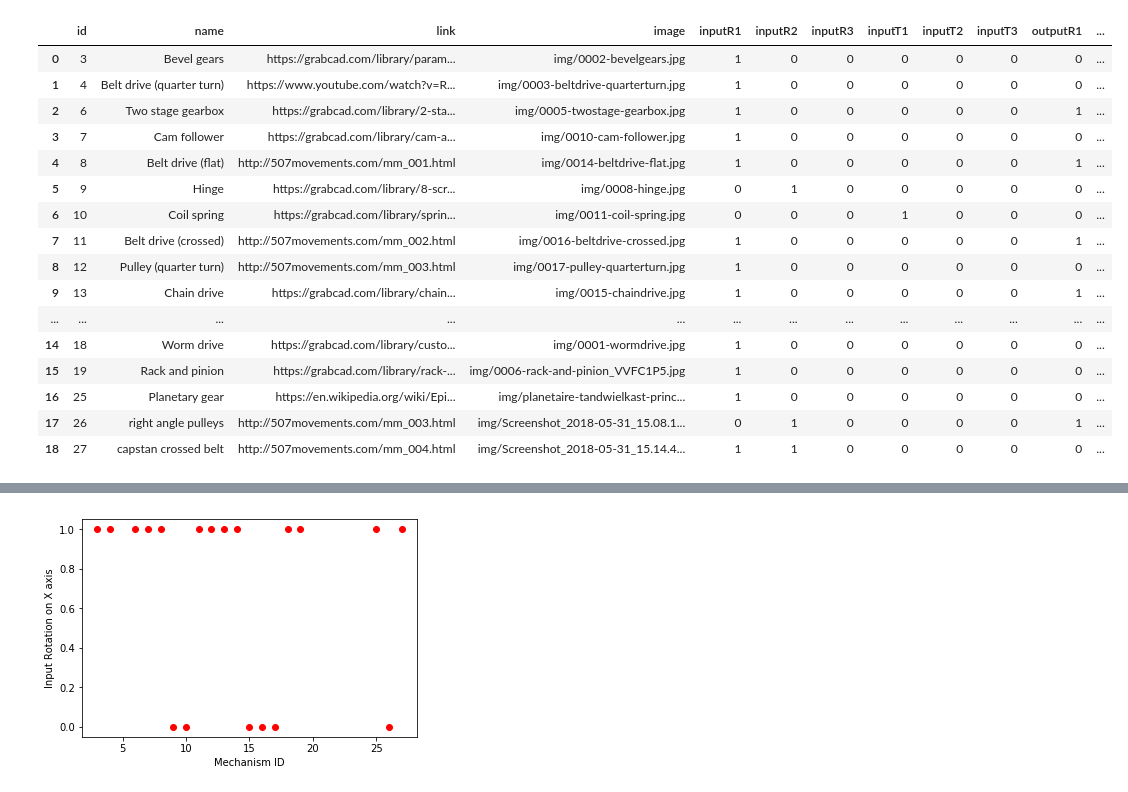
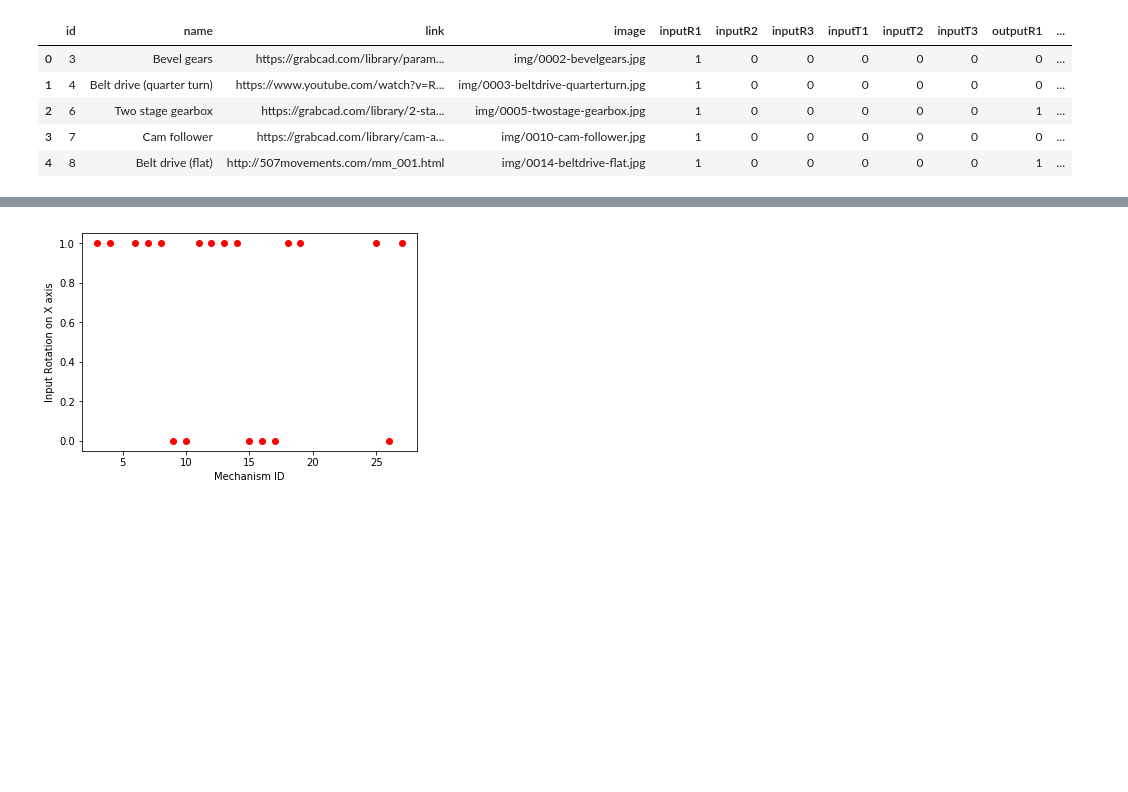
Before and after one commit to janetzki/Mechanism-Browser, a Jupyter notebook: exploration/visualization_experiment.ipynb, the cells around one changed output, grey strips where cells are left out. Saved outputs shown, nothing was run; the diff lists cells and outputs as text; code cells hidden in the pictures; blank space fills up the shorter version.

```diff
--- a/exploration/visualization_experiment.ipynb
+++ b/exploration/visualization_experiment.ipynb
@@ -7,25 +7,14 @@ from functools import reduce
 # %%
 df = pd.read_csv(os.path.join('..', 'data.csv'), sep=',')
 # %%
-df
+df.head()
 # %% [output]
 |  | id | name | link | image | inputR1 | inputR2 | inputR3 | inputT1 | inputT2 | inputT3 | outputR1 | ... |
 | 0 | 3 | Bevel gears | https://grabcad.com/library/param... | img/0002-bevelgears.jpg | 1 | 0 | 0 | 0 | 0 | 0 | 0 | ... |
 | 1 | 4 | Belt drive (quarter turn) | https://www.youtube.com/watch?v=R... | img/0003-beltdrive-quarterturn.jpg | 1 | 0 | 0 | 0 | 0 | 0 | 0 | ... |
 | 2 | 6 | Two stage gearbox | https://grabcad.com/library/2-sta... | img/0005-twostage-gearbox.jpg | 1 | 0 | 0 | 0 | 0 | 0 | 1 | ... |
 | 3 | 7 | Cam follower | https://grabcad.com/library/cam-a... | img/0010-cam-follower.jpg | 1 | 0 | 0 | 0 | 0 | 0 | 0 | ... |
 | 4 | 8 | Belt drive (flat) | http://507movements.com/mm_001.html | img/0014-beltdrive-flat.jpg | 1 | 0 | 0 | 0 | 0 | 0 | 1 | ... |
-| 5 | 9 | Hinge | https://grabcad.com/library/8-scr... | img/0008-hinge.jpg | 0 | 1 | 0 | 0 | 0 | 0 | 0 | ... |
-| 6 | 10 | Coil spring | https://grabcad.com/library/sprin... | img/0011-coil-spring.jpg | 0 | 0 | 0 | 1 | 0 | 0 | 0 | ... |
-| 7 | 11 | Belt drive (crossed) | http://507movements.com/mm_002.html | img/0016-beltdrive-crossed.jpg | 1 | 0 | 0 | 0 | 0 | 0 | 1 | ... |
-| 8 | 12 | Pulley (quarter turn) | http://507movements.com/mm_003.html | img/0017-pulley-quarterturn.jpg | 1 | 0 | 0 | 0 | 0 | 0 | 0 | ... |
-| 9 | 13 | Chain drive | https://grabcad.com/library/chain... | img/0015-chaindrive.jpg | 1 | 0 | 0 | 0 | 0 | 0 | 1 | ... |
-| ... | ... | ... | ... | ... | ... | ... | ... | ... | ... | ... | ... | ... |
-| 14 | 18 | Worm drive | https://grabcad.com/library/custo... | img/0001-wormdrive.jpg | 1 | 0 | 0 | 0 | 0 | 0 | 0 | ... |
-| 15 | 19 | Rack and pinion | https://grabcad.com/library/rack-... | img/0006-rack-and-pinion_VVFC1P5.jpg | 1 | 0 | 0 | 0 | 0 | 0 | 0 | ... |
-| 16 | 25 | Planetary gear | https://en.wikipedia.org/wiki/Epi... | img/planetaire-tandwielkast-princ... | 1 | 0 | 0 | 0 | 0 | 0 | 0 | ... |
-| 17 | 26 | right angle pulleys | http://507movements.com/mm_003.html | img/Screenshot_2018-05-31_15.08.1... | 0 | 1 | 0 | 0 | 0 | 0 | 1 | ... |
-| 18 | 27 | capstan crossed belt | http://507movements.com/mm_004.html | img/Screenshot_2018-05-31_15.14.4... | 1 | 1 | 0 | 0 | 0 | 0 | 0 | ... |
 # %%
 inputRotations = ['inputR1', 'inputR2', 'inputR3']
 inputTranslations = ['inputT1', 'inputT2', 'inputT3']
```
Also changed, not shown: parts of 22 cells of this notebook.
